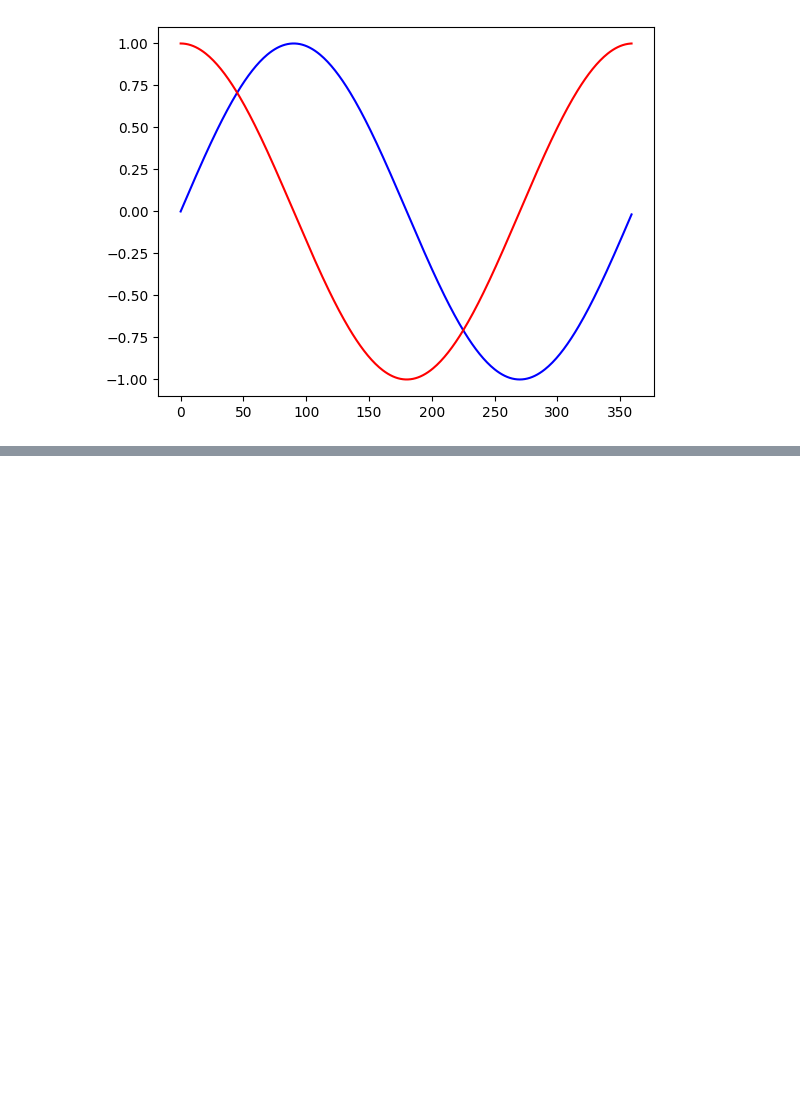
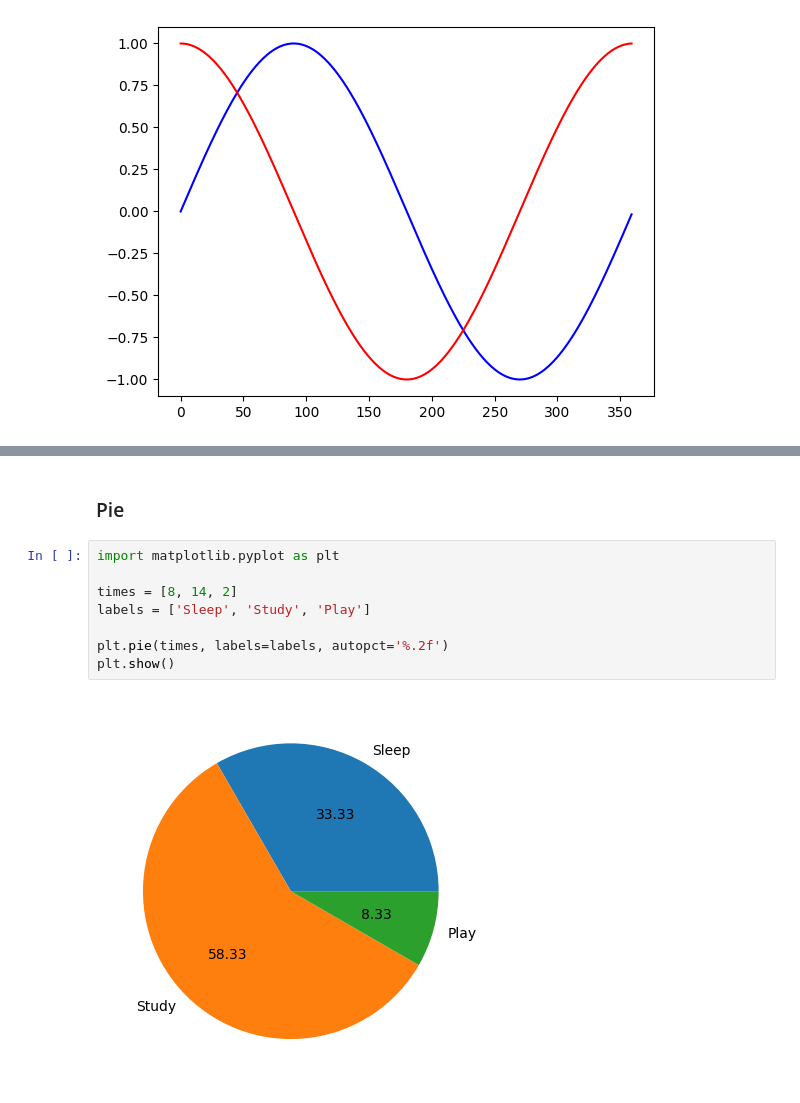
Before and after one commit to joostory/study-python, a Jupyter notebook: data_science.ipynb, the cells around one changed output, grey strips where cells are left out. Saved outputs shown, nothing was run; the diff lists cells and outputs as text; blank space fills up the shorter version.

```diff
--- a/data_science.ipynb
+++ b/data_science.ipynb
@@ -440,0 +487,12 @@ plt.show()
+# %% [markdown]
+### Pie
+# %%
+import matplotlib.pyplot as plt
+
+times = [8, 14, 2]
+labels = ['Sleep', 'Study', 'Play']
+
+plt.pie(times, labels=labels, autopct='%.2f')
+plt.show()
+# %% [output]
+[figure, added]
```
Also changed, not shown: parts of 33 cells of this notebook.
